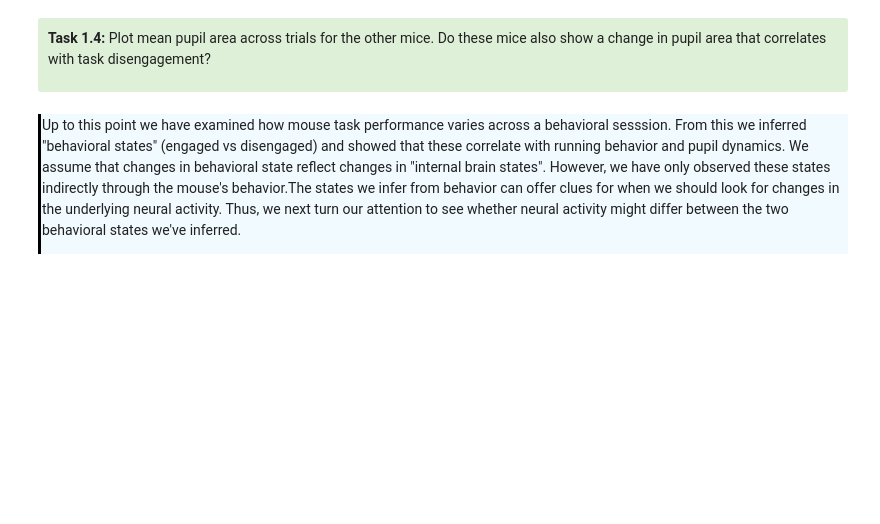
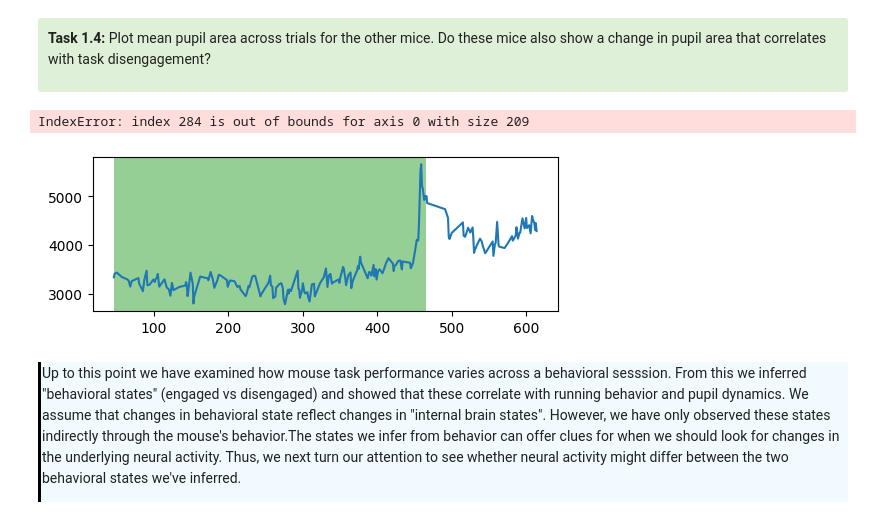
Before and after one commit to ecresp1el/swb_2023_ec_problemsworkshop, a Jupyter notebook: code_behavioralstates/Workshop_1.ipynb, the cells around one changed output. Saved outputs shown, nothing was run; the diff lists cells and outputs as text; code cells hidden in the pictures; blank space fills up the shorter version.

```diff
--- a/code_behavioralstates/Workshop_1.ipynb
+++ b/code_behavioralstates/Workshop_1.ipynb
@@ -56,6 +56,8 @@ The Visual Behavior Neuropixels dataset is accessed with the Python module `Visu
 We also provide the path to the NWBs that store the session information from all mice.
 
 </div>
+# %%
+data_root = "/Volumes/Brain2023"
 # %%
 from allensdk.brain_observatory.behavior.behavior_project_cache import VisualBehaviorNeuropixelsProjectCache
 
@@ -106,8 +108,8 @@ Proportion of trials correctly performed: 0.46
 #session_2 =  cache.get_ecephys_session(example_sessions[1])
 #trial_metadata_2 = session_2.trials
 
-#session_3 =  cache.get_ecephys_session(example_sessions[2])
-#trial_metadata_3 = session_3.trials
+session_3 =  cache.get_ecephys_session(example_sessions[2])
+trial_metadata_3 = session_3.trials
 # %% [markdown]
 <div style="border-left: 3px solid #000; padding: 1px; padding-left: 10px; background: #F0FAFF; ">
 <p> Looks like these mice fail to respond in about 20-50% of the trials!
@@ -474,3 +474,44 @@ plt.tight_layout()
+# %%
+# Blank coding cell to work out Task 1.4
+
+#define variables needed
+pupil_time_3 = session_3.eye_tracking.timestamps
+pupil_area_3 = session_3.eye_tracking.pupil_area
+go_trials_3 =  trial_metadata_3[trial_metadata_3.go].index
+
+
+# Determine state transition boundaries
+states = hit_rate < engagement_threshold
+switch_trials = np.where(np.diff(states.values))[0]
+switch_trials = np.concatenate(([0], switch_trials, [num_go_trials-1]))
+
+# Get timestamps corresponding to go trials
+trial_start_3 = trial_metadata_3.start_time[np.where(trial_metadata_3.go)[0]]
+trial_stop_3 = trial_metadata_3.stop_time[np.where(trial_metadata_3.go)[0]]
+
+
+# Compute mean pupil size in each go trial
+mean_pupil_area_3 = [np.nanmean(pupil_area_3[np.logical_and(s1 <= pupil_time_3, pupil_time_3 <= s2)]) for s1, s2 in zip(trial_start_3, trial_stop_3)]
+
+# Plot mean pupil size
+fig,ax = plt.subplots(figsize = (6, 2))
+plt.plot(go_trials_3, mean_pupil_area_3)
+
+# Mark transition boundaries
+for i, trial in enumerate(switch_trials[:-1]):
+    if not states.values[trial+1]:
+        ax.axvspan(go_trials_3[trial], go_trials_3[switch_trials[i+1]], facecolor='tab:green', alpha=0.5)
+    else:
+        ax.axvspan(go_trials_3[trial], go_trials_3[switch_trials[i+1]], facecolor='yellow', alpha=0.5)
+
+# Formatting
+ax.set_xlabel('trials')
+ax.set_ylabel('mean\npupil area')
+ax.set_xlim(go_trials_3[0], go_trials_3[-1])
+plt.tight_layout()
+# %% [output]
+IndexError: index 284 is out of bounds for axis 0 with size 209
+[figure, added]
 # %% [markdown]
 <div style="border-left: 3px solid #000; padding: 1px; padding-left: 10px; background: #F0FAFF; ">
 <p> Up to this point we have examined how mouse task performance varies across a behavioral sesssion. From this we inferred "behavioral states" (engaged vs disengaged) and showed that these correlate with running behavior and pupil dynamics. We assume that changes in behavioral state reflect changes in "internal brain states". However, we have only observed these states indirectly through the mouse's behavior.The states we infer from behavior can offer clues for when we should look for changes in the underlying neural activity. Thus, we next turn our attention to see whether neural activity might differ between the two behavioral states we've inferred.
```
Also changed, not shown: parts of 16 cells of this notebook.
